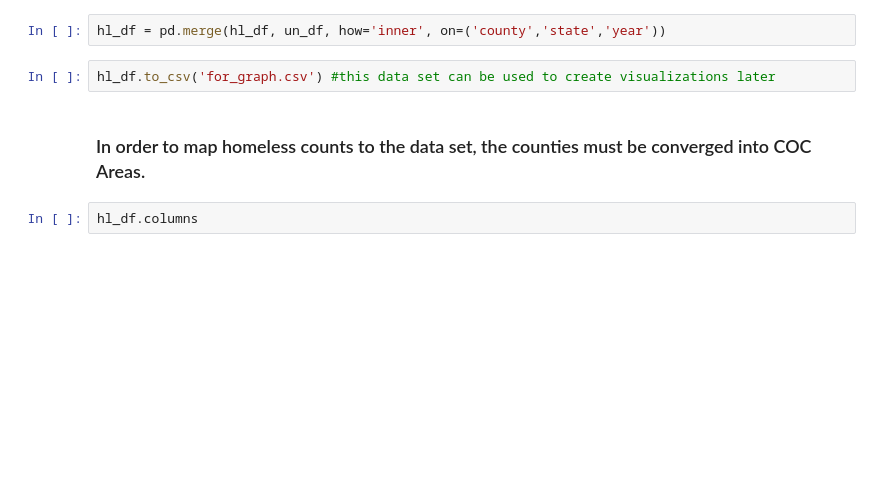
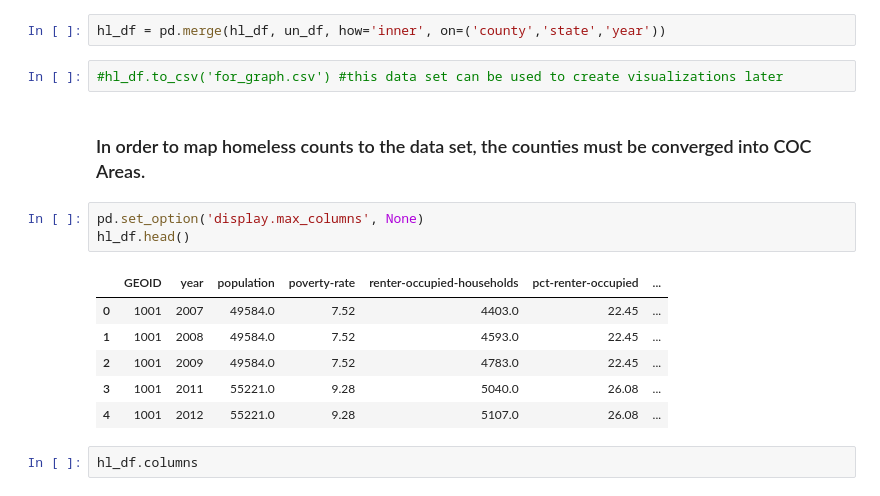
Before and after one commit to windyseng/predicting_homelessness, a Jupyter notebook: predict_homelessness_2.ipynb, the cells around one changed output. Drawn from its saved outputs; the diff is of its cells as text; blank space fills up the shorter version.

```diff
--- a/predict_homelessness_2.ipynb
+++ b/predict_homelessness_2.ipynb
@@ -356,9 +365,19 @@ un_df.county = un_df.county.apply(lambda x: punct(x))
 # %%
 hl_df = pd.merge(hl_df, un_df, how='inner', on=('county','state','year'))
 # %%
-hl_df.to_csv('for_graph.csv') #this data set can be used to create visualizations later
+#hl_df.to_csv('for_graph.csv') #this data set can be used to create visualizations later
 # %% [markdown]
 ### In order to map homeless counts to the data set, the counties must be converged into COC Areas.
+# %%
+pd.set_option('display.max_columns', None)
+hl_df.head()
+# %% [output]
+|  | GEOID | year | population | poverty-rate | renter-occupied-households | pct-renter-occupied | ... |
+| 0 | 1001 | 2007 | 49584.0 | 7.52 | 4403.0 | 22.45 | ... |
+| 1 | 1001 | 2008 | 49584.0 | 7.52 | 4593.0 | 22.45 | ... |
+| 2 | 1001 | 2009 | 49584.0 | 7.52 | 4783.0 | 22.45 | ... |
+| 3 | 1001 | 2011 | 55221.0 | 9.28 | 5040.0 | 26.08 | ... |
+| 4 | 1001 | 2012 | 55221.0 | 9.28 | 5107.0 | 26.08 | ... |
 # %%
 hl_df.columns
 # %% [output]
```
Also changed, not shown: parts of 3 cells of this notebook, 5 other files.
